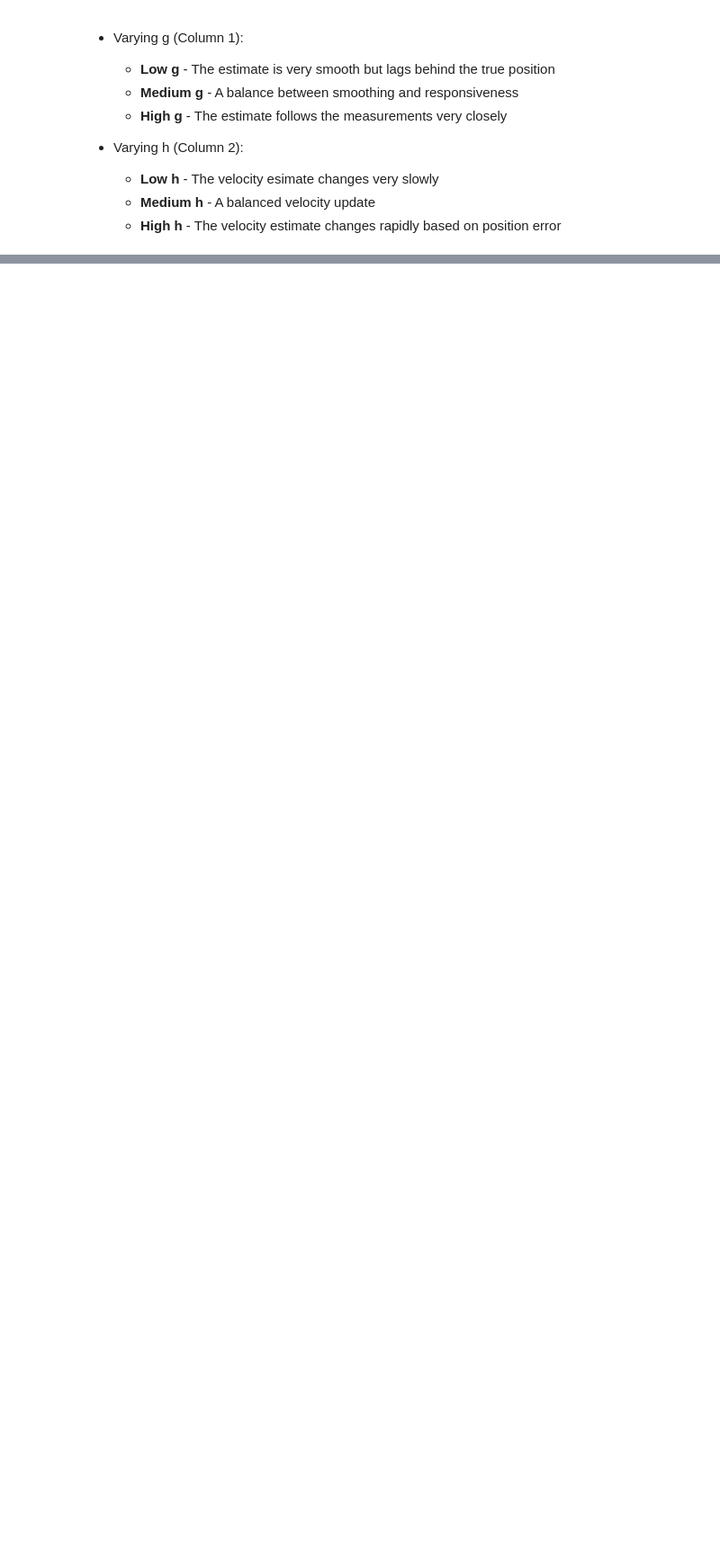
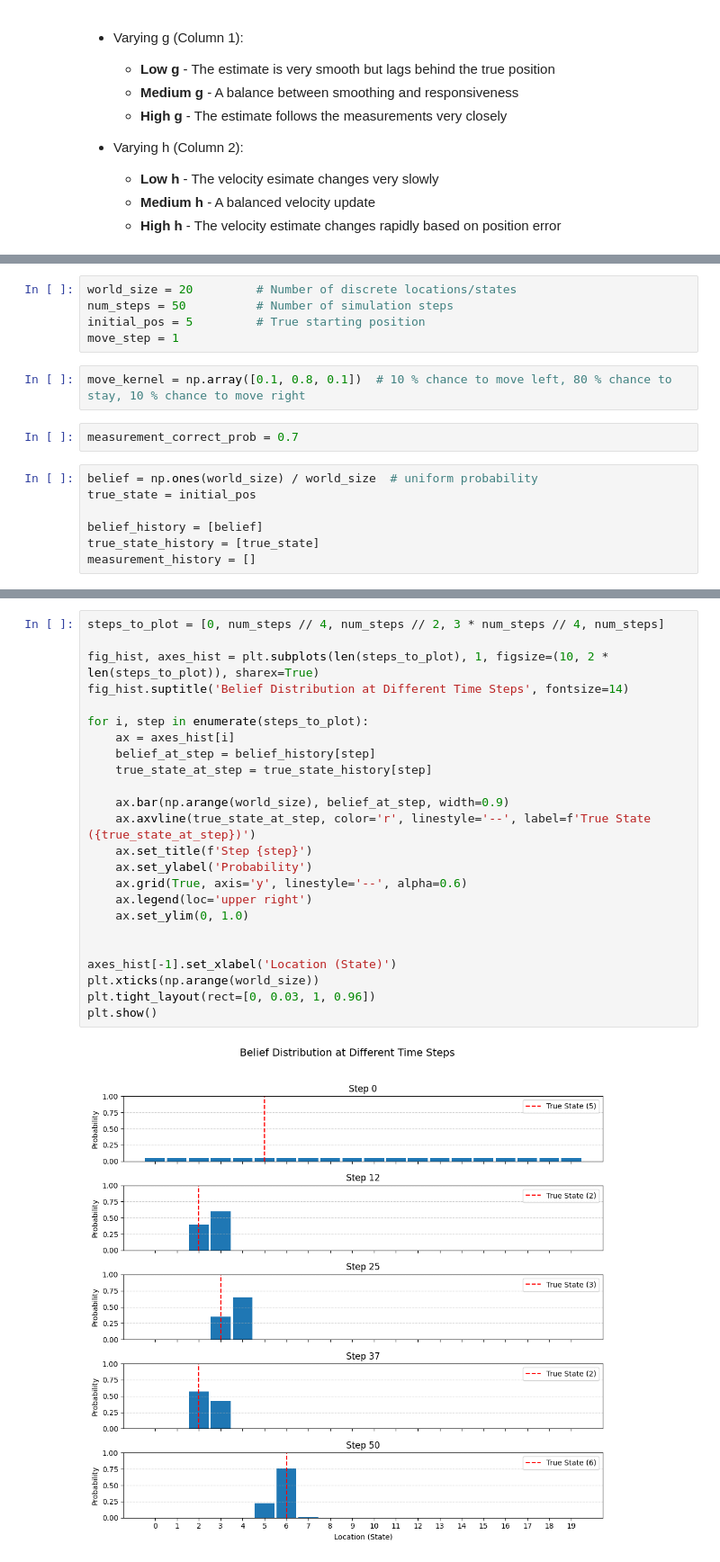
Before and after one commit to pawelmagnu/methods-in-image-understanding, a Jupyter notebook: project_2/kalman_particle_filters.ipynb, the cells around one changed output, grey strips where cells are left out. Shown: that part at 90% size. Saved outputs shown, nothing was run; the diff lists cells and outputs as text; blank space fills up the shorter version.

Commit message:
Discrete Bayes Filter

```diff
--- a/project_2/kalman_particle_filters.ipynb
+++ b/project_2/kalman_particle_filters.ipynb
@@ -162,0 +206,16 @@ plt.show()
+# %%
+world_size = 20         # Number of discrete locations/states
+num_steps = 50          # Number of simulation steps
+initial_pos = 5         # True starting position
+move_step = 1
+# %%
+move_kernel = np.array([0.1, 0.8, 0.1])  # 10 % chance to move left, 80 % chance to stay, 10 % chance to move right
+# %%
+measurement_correct_prob = 0.7
+# %%
+belief = np.ones(world_size) / world_size  # uniform probability
+true_state = initial_pos
+
+belief_history = [belief]
+true_state_history = [true_state]
+measurement_history = []
@@ -162,0 +249,26 @@ plt.show()
+# %%
+steps_to_plot = [0, num_steps // 4, num_steps // 2, 3 * num_steps // 4, num_steps]
+
+fig_hist, axes_hist = plt.subplots(len(steps_to_plot), 1, figsize=(10, 2 * len(steps_to_plot)), sharex=True)
+fig_hist.suptitle('Belief Distribution at Different Time Steps', fontsize=14)
+
+for i, step in enumerate(steps_to_plot):
+    ax = axes_hist[i]
+    belief_at_step = belief_history[step]
+    true_state_at_step = true_state_history[step]
+
+    ax.bar(np.arange(world_size), belief_at_step, width=0.9)
+    ax.axvline(true_state_at_step, color='r', linestyle='--', label=f'True State ({true_state_at_step})')
+    ax.set_title(f'Step {step}')
+    ax.set_ylabel('Probability')
+    ax.grid(True, axis='y', linestyle='--', alpha=0.6)
+    ax.legend(loc='upper right')
+    ax.set_ylim(0, 1.0)
+
+
+axes_hist[-1].set_xlabel('Location (State)')
+plt.xticks(np.arange(world_size))
+plt.tight_layout(rect=[0, 0.03, 1, 0.96])
+plt.show()
+# %% [output]
+[figure, added]
```
Also changed, not shown: parts of 6 cells of this notebook.
